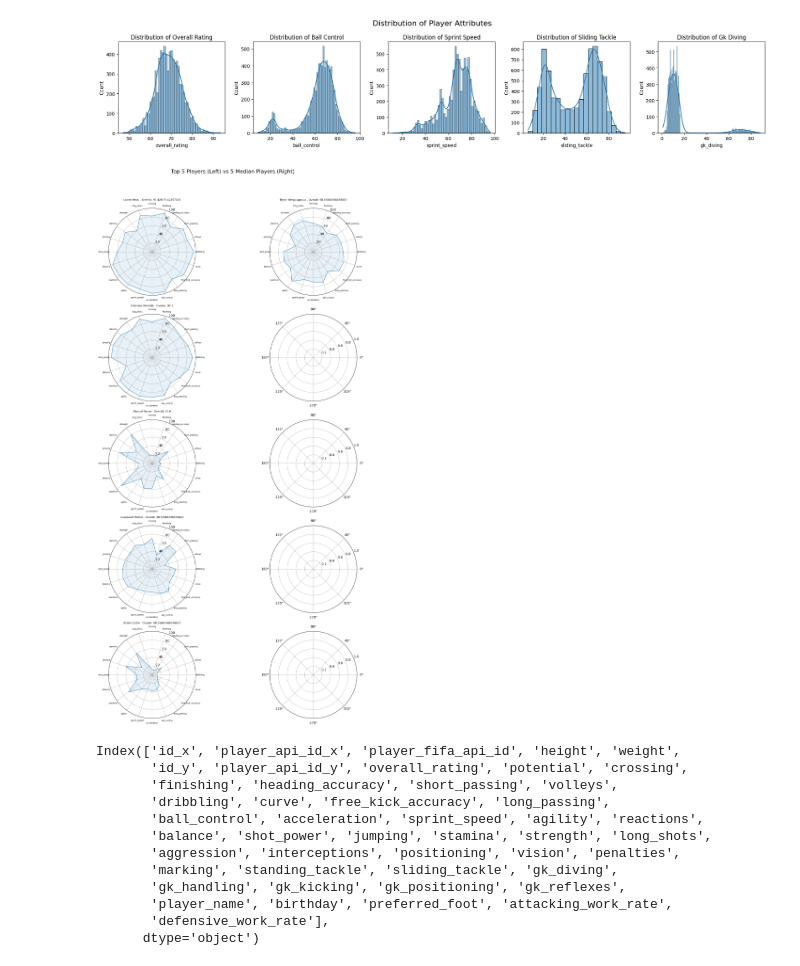
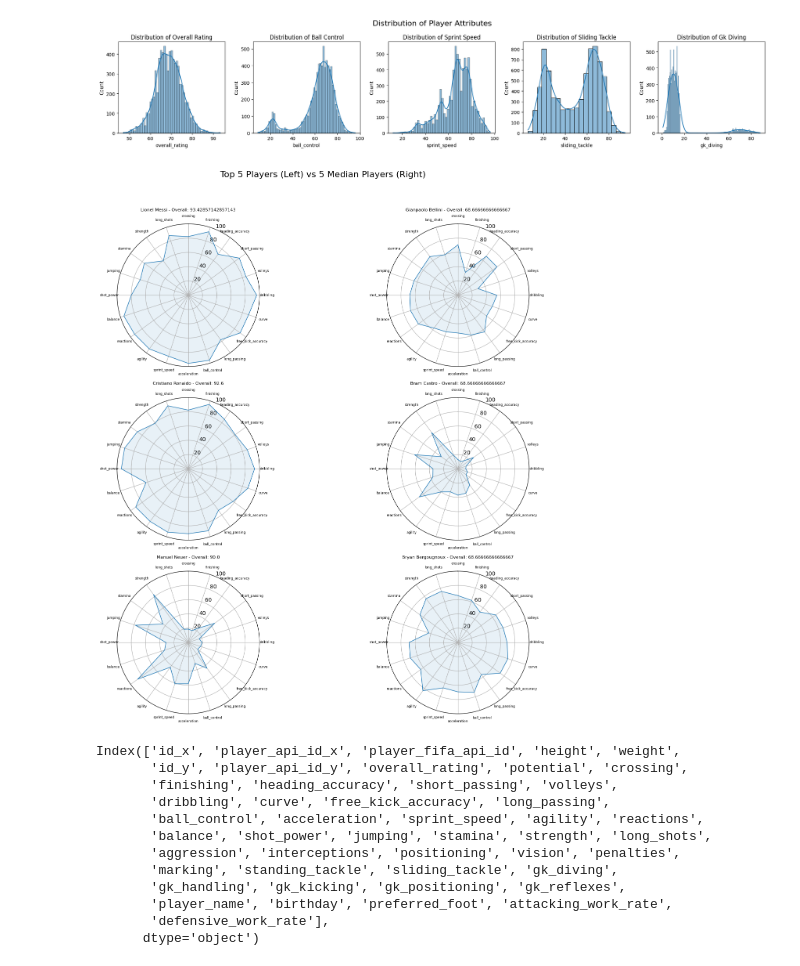
Before and after one commit to Shrimadh/ALDA, a Jupyter notebook: players_eda.ipynb, the cells around one changed output. Saved outputs shown, nothing was run; the diff lists cells and outputs as text; code cells hidden in the pictures.

```diff
--- a/players_eda.ipynb
+++ b/players_eda.ipynb
@@ -167,37 +167,37 @@ attributes = ['crossing', 'finishing', 'heading_accuracy', 'short_passing', 'vol
 top_5 = players.nlargest(3, 'overall_rating')
 median_overall = players['overall_rating'].median()
 median_5 = players.loc[(players['overall_rating'] - median_overall).abs().nsmallest(3).index]
 
 selected_players = pd.concat([top_5, median_5])
 
 def create_radar_chart(ax, player, attributes):
     values = player[attributes].values.flatten().tolist()
     values += values[:1]
 
     angles = np.linspace(0, 2 * np.pi, len(attributes), endpoint=False).tolist()
     angles += angles[:1]
 
     ax.plot(angles, values, linewidth=1, linestyle='solid')
     ax.fill(angles, values, alpha=0.1)
 
     ax.set_theta_offset(np.pi / 2)
     ax.set_theta_direction(-1)
     ax.set_thetagrids(np.degrees(angles[:-1]), attributes, fontsize=6)
     ax.set_ylim(0, 100)
     ax.set_title(f"{player['player_name']} - Overall: {player['overall_rating']}", fontsize=8)
 
-fig, axs = plt.subplots(5, 2, figsize=(15, 25), subplot_kw=dict(projection='polar'))
+fig, axs = plt.subplots(3, 2, figsize=(15,15), subplot_kw=dict(projection='polar'))
 fig.suptitle('Top 5 Players (Left) vs 5 Median Players (Right)', fontsize=16)
 
 for i, (_, player) in enumerate(selected_players.iterrows()):
-    row = i % 5
-    col = i // 5
+    row = i % 3
+    col = i // 3
     create_radar_chart(axs[row, col], player, attributes)
 
 plt.tight_layout(rect=[0, 0.03, 1, 0.95])
 plt.show()
 # %% [output]
-[figure, old version]
+[figure, new version]
 # %%
 players.columns
 # %% [output]
```
